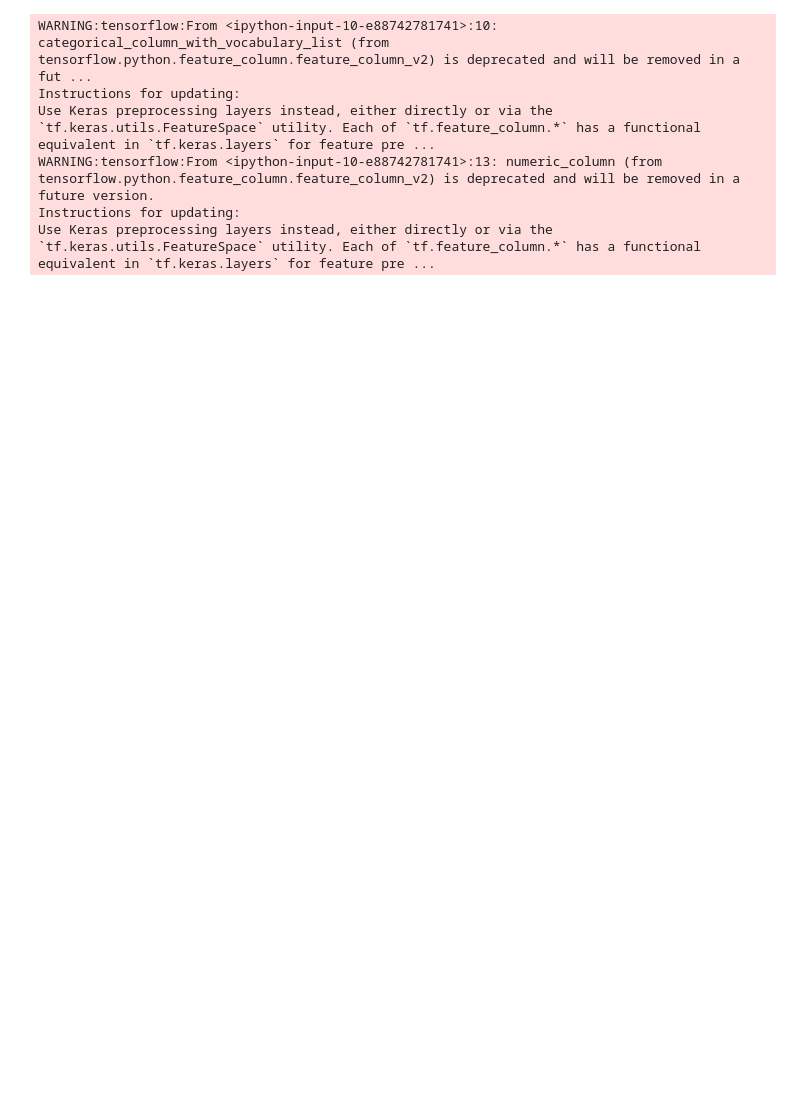
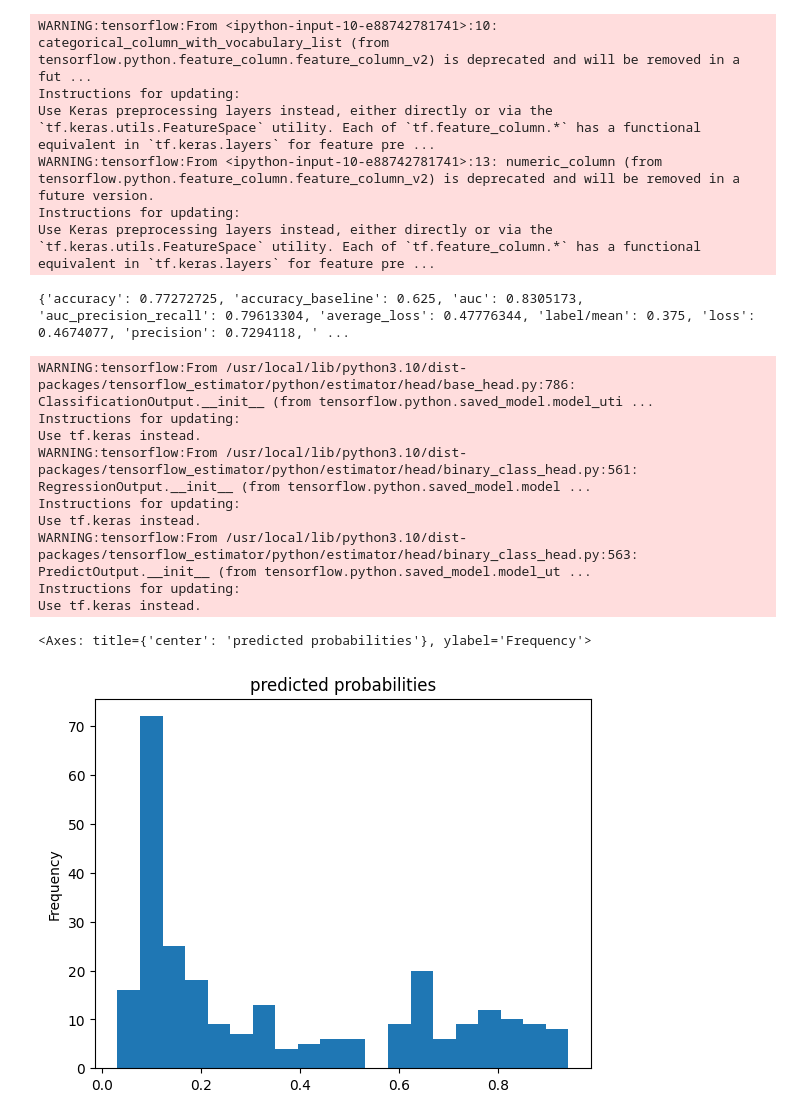
Before and after one commit to yassineoo/Machine_learning_Tutorial, a Jupyter notebook: linear_Regression.ipynb, the cells around one changed output. Saved outputs shown, nothing was run; the diff lists cells and outputs as text; code cells hidden in the pictures; blank space fills up the shorter version.

```diff
--- a/linear_Regression.ipynb
+++ b/linear_Regression.ipynb
@@ -39,3 +39,41 @@ Use Keras preprocessing layers instead, either directly or via the `tf.keras.uti
 WARNING:tensorflow:From <ipython-input-10-e88742781741>:13: numeric_column (from tensorflow.python.feature_column.feature_column_v2) is deprecated and will be removed in a future version.
 Instructions for updating:
 Use Keras preprocessing layers instead, either directly or via the `tf.keras.utils.FeatureSpace` utility. Each of `tf.feature_column.*` has a functional equivalent in `tf.keras.layers` for feature pre ...
+# %%
+def make_input_fn(data_df, label_df, num_epochs=10, shuffle=True, batch_size=32):
+  def input_function():
+    ds = tf.data.Dataset.from_tensor_slices((dict(data_df), label_df))
+    if shuffle:
+      ds = ds.shuffle(1000)
+    ds = ds.batch(batch_size).repeat(num_epochs)
+    return ds
+  return input_function
+
+train_input_fn = make_input_fn(dftrain, y_train)
+eval_input_fn = make_input_fn(dfeval, y_eval, num_epochs=1, shuffle=False)
+# %%
+linear_est = tf.estimator.LinearClassifier(feature_columns=feature_columns)
+linear_est.train(train_input_fn)
+result = linear_est.evaluate(eval_input_fn)
+
+clear_output()
+print(result)
+# %% [output]
+{'accuracy': 0.77272725, 'accuracy_baseline': 0.625, 'auc': 0.8305173, 'auc_precision_recall': 0.79613304, 'average_loss': 0.47776344, 'label/mean': 0.375, 'loss': 0.4674077, 'precision': 0.7294118, ' ...
+# %%
+pred_dicts = list(linear_est.predict(eval_input_fn))
+probs = pd.Series([pred['probabilities'][1] for pred in pred_dicts])
+
+probs.plot(kind='hist', bins=20, title='predicted probabilities')
+# %% [output]
+WARNING:tensorflow:From /usr/local/lib/python3.10/dist-packages/tensorflow_estimator/python/estimator/head/base_head.py:786: ClassificationOutput.__init__ (from tensorflow.python.saved_model.model_uti ...
+Instructions for updating:
+Use tf.keras instead.
+WARNING:tensorflow:From /usr/local/lib/python3.10/dist-packages/tensorflow_estimator/python/estimator/head/binary_class_head.py:561: RegressionOutput.__init__ (from tensorflow.python.saved_model.model ...
+Instructions for updating:
+Use tf.keras instead.
+WARNING:tensorflow:From /usr/local/lib/python3.10/dist-packages/tensorflow_estimator/python/estimator/head/binary_class_head.py:563: PredictOutput.__init__ (from tensorflow.python.saved_model.model_ut ...
+Instructions for updating:
+Use tf.keras instead.
+<Axes: title={'center': 'predicted probabilities'}, ylabel='Frequency'>
+[figure, added]
```
Also changed, not shown: parts of 1 cell of this notebook.
